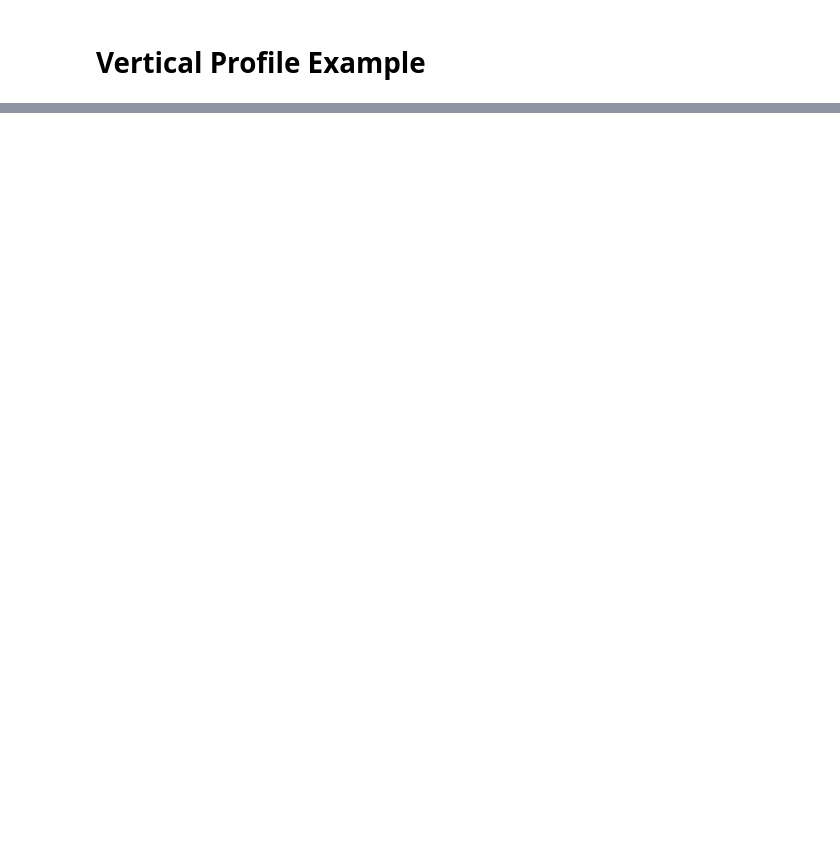
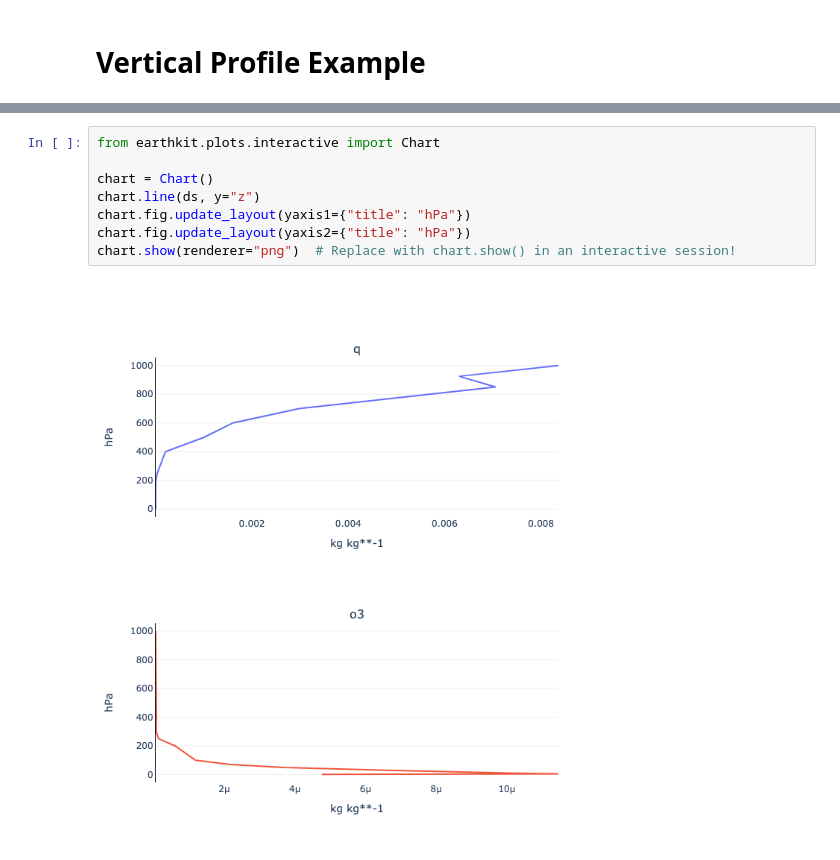
Before and after one commit to ecmwf/polytope, a Jupyter notebook: docs/Service/Examples/vertical_profile_example.ipynb, the cells around one changed output, grey strips where cells are left out. Cells and saved outputs as stored; diff of their text form; blank space fills up the shorter version.

Commit message:
Adds vertical profile plots

```diff
--- a/docs/Service/Examples/vertical_profile_example.ipynb
+++ b/docs/Service/Examples/vertical_profile_example.ipynb
@@ -68,0 +35,10 @@ Attributes:
+# %%
+from earthkit.plots.interactive import Chart
+
+chart = Chart()
+chart.line(ds, y="z")
+chart.fig.update_layout(yaxis1={"title": "hPa"})
+chart.fig.update_layout(yaxis2={"title": "hPa"})
+chart.show(renderer="png")  # Replace with chart.show() in an interactive session!
+# %% [output]
+[figure, added]
```
Also changed, not shown: parts of 4 cells of this notebook.
